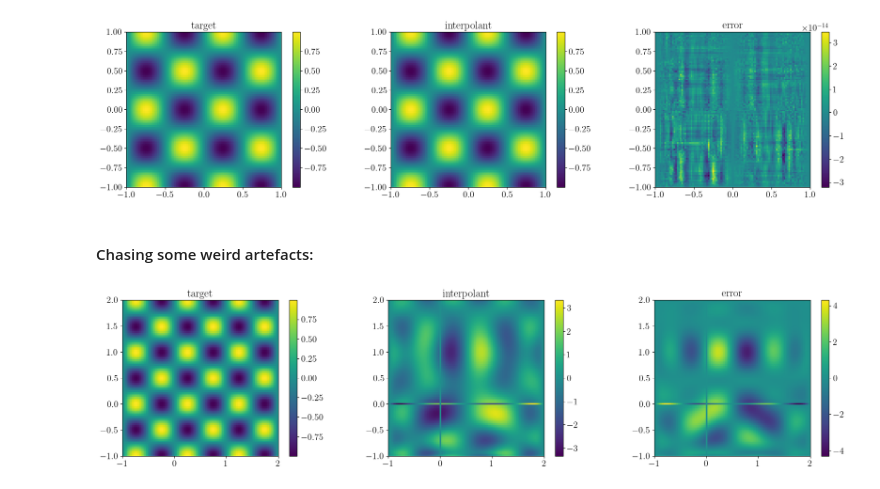
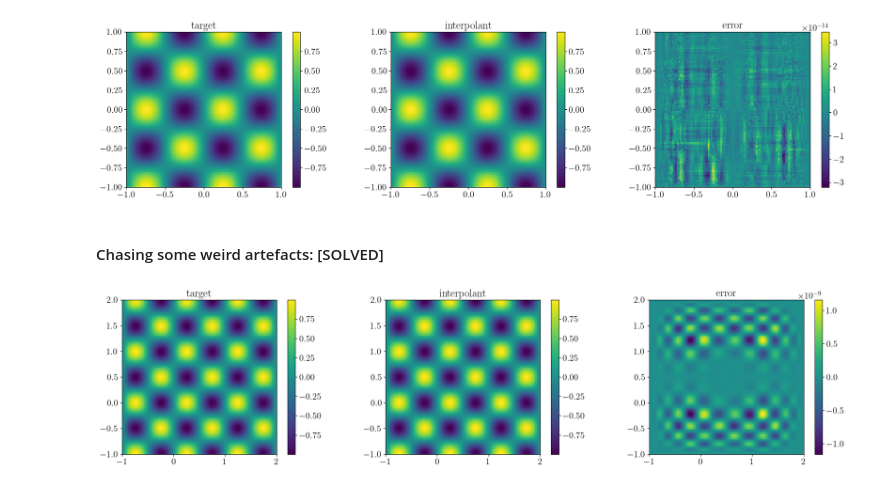
Before and after one commit to JoWestermann/smolyax, a Jupyter notebook: notebooks/smolyak_example_2D.ipynb, the cells around one changed output. Saved outputs shown, nothing was run; the diff lists cells and outputs as text; code cells hidden in the pictures.

```diff
--- a/notebooks/smolyak_example_2D.ipynb
+++ b/notebooks/smolyak_example_2D.ipynb
@@ -40,23 +40,23 @@ plt.show()
 # %% [output]
 [figure]
 # %% [markdown]
-#### Chasing some weird artefacts:
+#### Chasing some weird artefacts: [SOLVED]
 # %%
 node_gen = nodes.Leja(domains=[[-1,2.], [-1,2.]])
-t = 15
+t = 40
 ip = SmolyakBarycentricInterpolator(node_gen=node_gen, k=[1,1], t=t, d_out=1, f=target_f_2d_to_1d)
 
 n = 100
 X, Y = get_meshgrid(node_gen, n)
 Z_f = target_f_2d_to_1d(np.stack([X.ravel(), Y.ravel()], axis=1)).reshape(n, n)
 Z_ip = ip(np.stack([X.ravel(), Y.ravel()], axis=1)).reshape(n, n)
 Z_diff = Z_f - Z_ip
 
 fig, axes = plt.subplots(1, 3, figsize=(24, 5))
 for ax, Z, title in zip(axes, [Z_f, Z_ip, Z_diff], ['target', 'interpolant', 'error']):
     im = ax.imshow(Z, extent=[np.min(X), np.max(X), np.min(Y), np.max(Y)], origin='lower')
     ax.set_title(title); fig.colorbar(im, ax=ax)
 
 plt.show()
 # %% [output]
-[figure, old version]
+[figure, new version]
```
Also changed, not shown: 1 other file.
